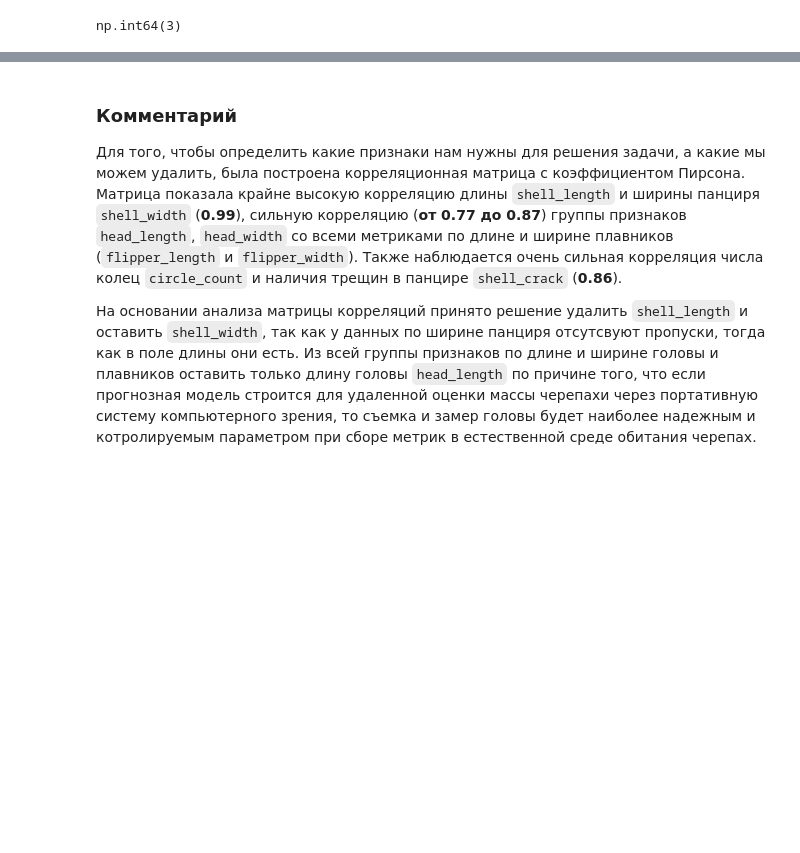
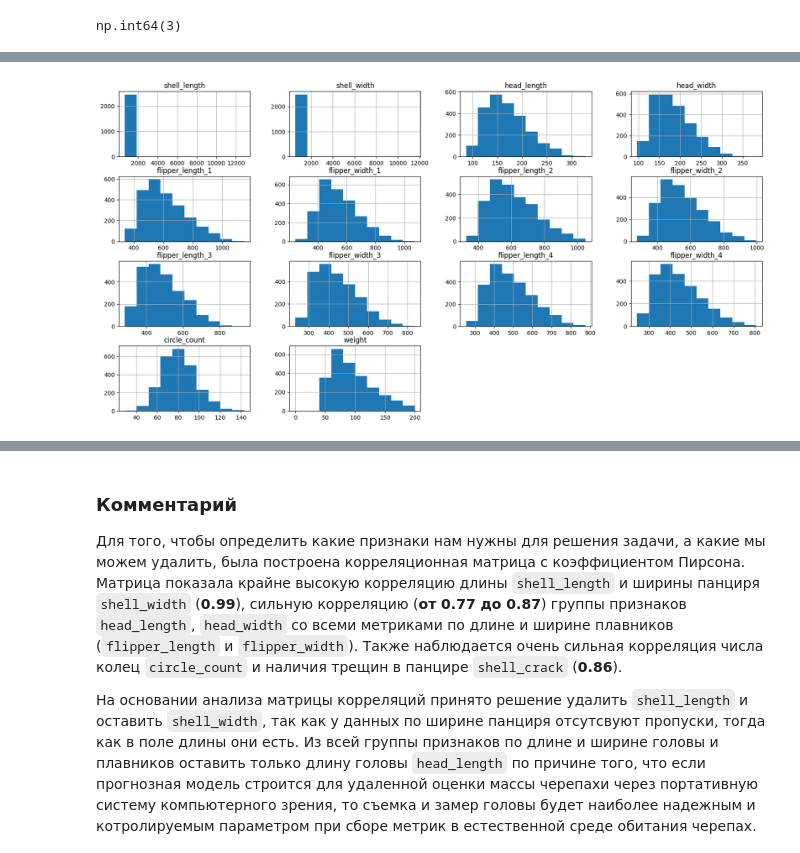
Before and after one commit to TemaQDX/project_turtle, a Jupyter notebook: project_turtle_sprint_10_Artem_Burov.ipynb, the cells around one changed output, grey strips where cells are left out. Cells and saved outputs as stored; diff of their text form; code cells hidden in the pictures; blank space fills up the shorter version.

```diff
--- a/project_turtle_sprint_10_Artem_Burov.ipynb
+++ b/project_turtle_sprint_10_Artem_Burov.ipynb
@@ -330,0 +378,3 @@ np.int64(0)
+# %%
+df_chelodia_mydas = df_chelodia_mydas.drop(columns=['id', 'registration_number']).reset_index(drop=True)
+df_chelodia_mydas.head()
@@ -330,0 +411,4 @@ np.int64(0)
+# %%
+df_chelodia_mydas.hist(figsize=(20, 10));
+# %% [output]
+[figure, added]
```
Also changed, not shown: parts of 28 cells of this notebook.
